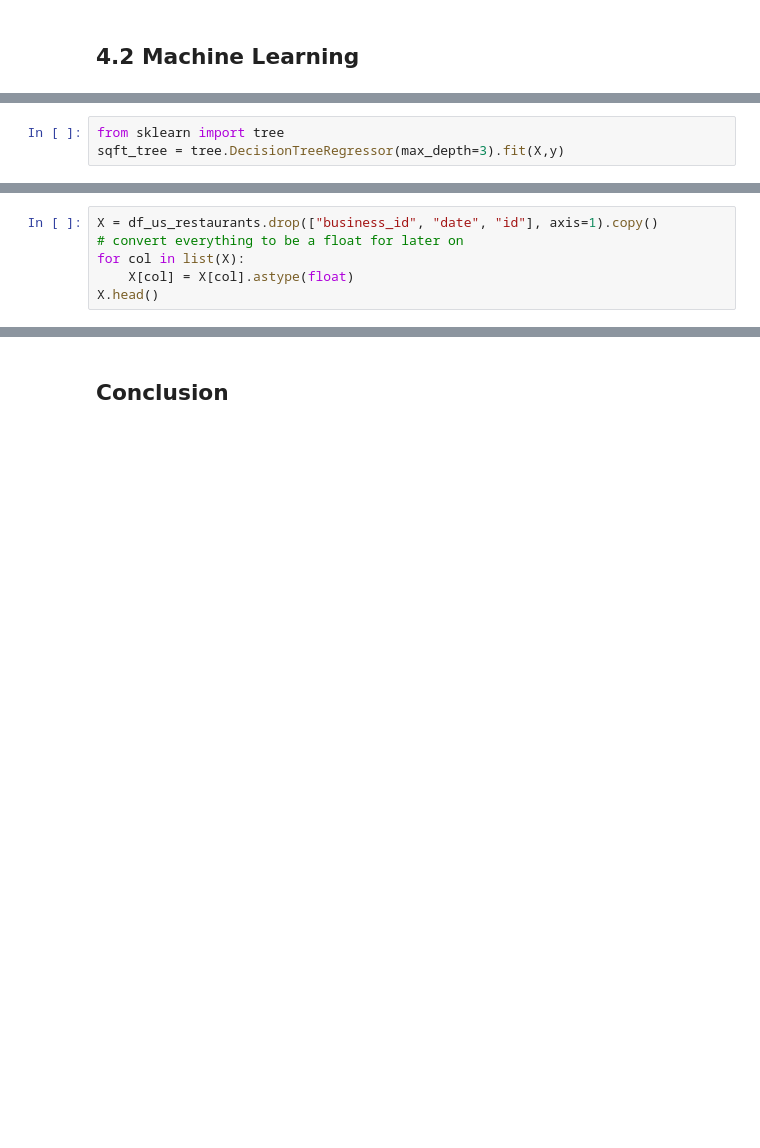
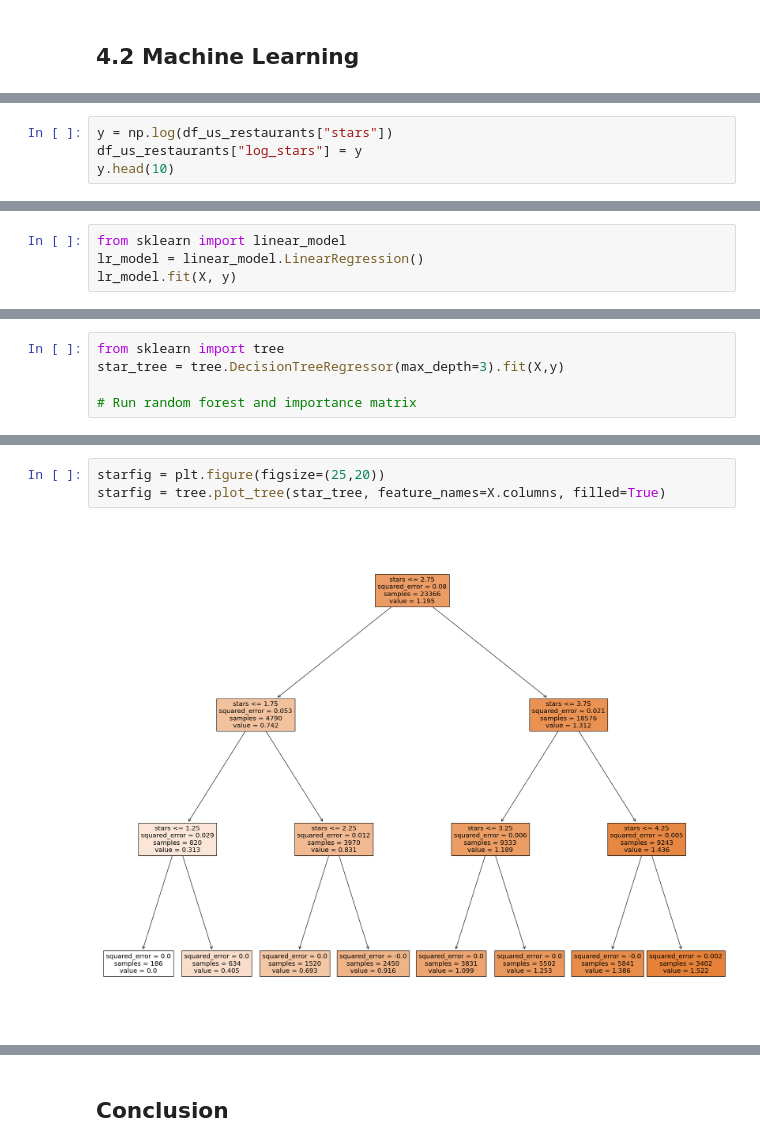
Before and after one commit to vvickychan/yelp-code, a Jupyter notebook: yelp.ipynb, the cells around one changed output, grey strips where cells are left out. Drawn from its saved outputs; the diff is of its cells as text; blank space fills up the shorter version.

```diff
--- a/yelp.ipynb
+++ b/yelp.ipynb
@@ -1388,0 +1412,4 @@ To evaluate the regressions,
+# %%
+y = np.log(df_us_restaurants["stars"])
+df_us_restaurants["log_stars"] = y
+y.head(10)
@@ -1388,0 +1448,4 @@ To evaluate the regressions,
+# %%
+from sklearn import linear_model
+lr_model = linear_model.LinearRegression()
+lr_model.fit(X, y)
@@ -1389,3 +1470,5 @@ To evaluate the regressions,
 # %%
 from sklearn import tree
-sqft_tree = tree.DecisionTreeRegressor(max_depth=3).fit(X,y)
+star_tree = tree.DecisionTreeRegressor(max_depth=3).fit(X,y)
+
+# Run random forest and importance matrix
@@ -1402,6 +1474,0 @@ df_us_restaurants.head()
-# %%
-X = df_us_restaurants.drop(["business_id", "date", "id"], axis=1).copy()
-# convert everything to be a float for later on
-for col in list(X):
-    X[col] = X[col].astype(float)
-X.head()
@@ -1407,0 +1484,5 @@ X.head()
+# %%
+starfig = plt.figure(figsize=(25,20))
+starfig = tree.plot_tree(star_tree, feature_names=X.columns, filled=True)
+# %% [output]
+[figure, added]
```
Also changed, not shown: parts of 40 cells of this notebook, 1 other file.
